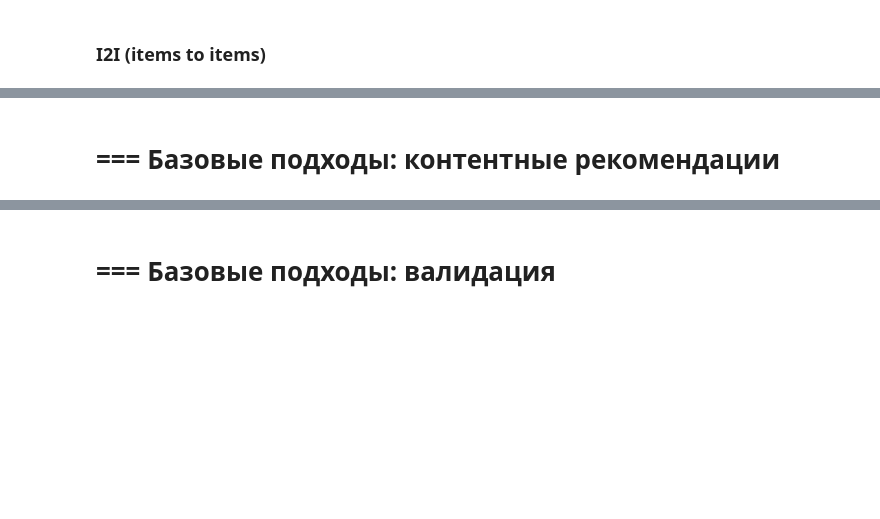
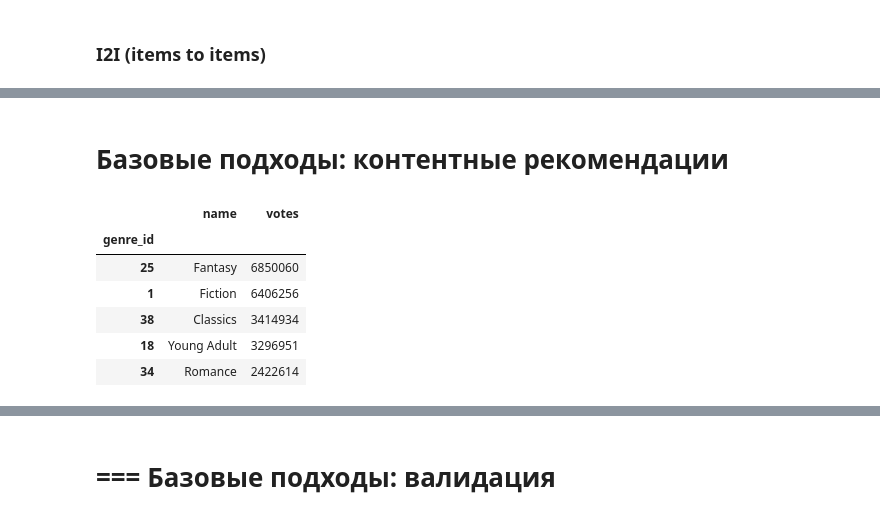
Before and after one commit to GDreyV/mle-recsys-start, a Jupyter notebook: main_offline.ipynb, the cells around one changed output, grey strips where cells are left out. Drawn from its saved outputs; the diff is of its cells as text; code cells hidden in the pictures; blank space fills up the shorter version.

```diff
--- a/main_offline.ipynb
+++ b/main_offline.ipynb
@@ -348,2 +369,2 @@ display(similar_items[["author", "title", "score", "genre_and_votes"]])
 # %% [markdown]
-# === Базовые подходы: контентные рекомендации
+# Базовые подходы: контентные рекомендации
@@ -349,0 +373,14 @@ display(similar_items[["author", "title", "score", "genre_and_votes"]])
+# %%
+from content_recommendations import get_genres
+genres = get_genres(items)
+popular_5th = genres.sort_values("votes", ascending=False).head(5)
+display(popular_5th)
+assert popular_5th.iloc[[4]]["name"].iat[0] == "Romance", "Must match theory"
+# %% [output]
+|  | name | votes |
+| genre_id |  |  |
+| 25 | Fantasy | 6850060 |
+| 1 | Fiction | 6406256 |
+| 38 | Classics | 3414934 |
+| 18 | Young Adult | 3296951 |
+| 34 | Romance | 2422614 |
```
Also changed, not shown: parts of 15 cells of this notebook, 3 other files.
